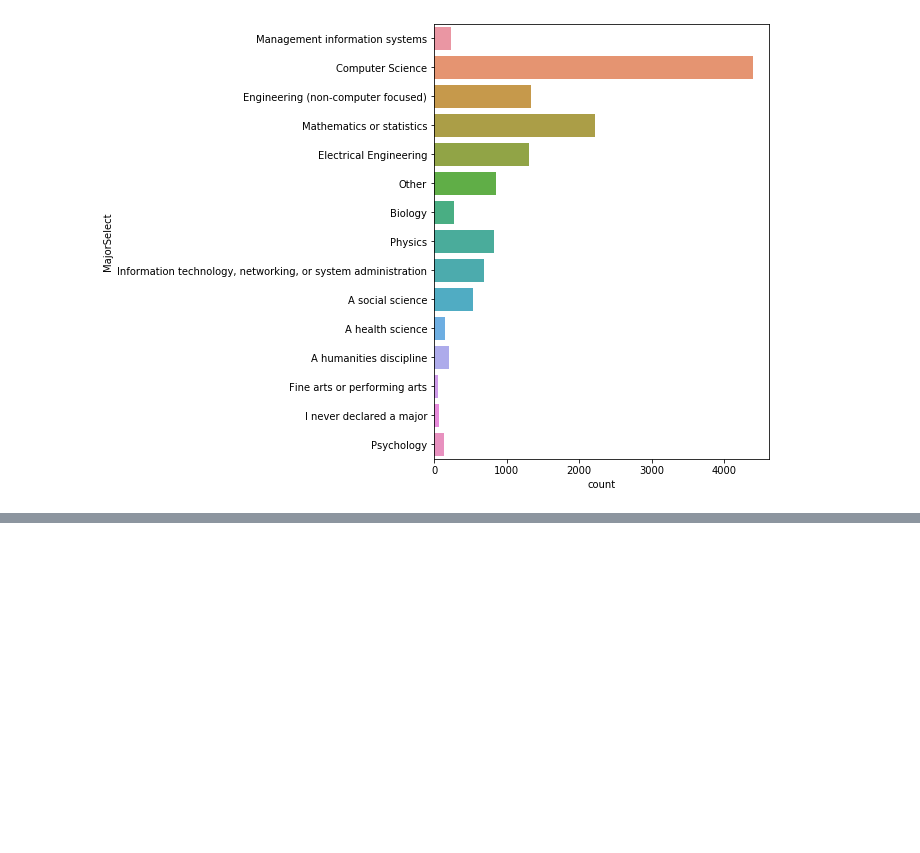
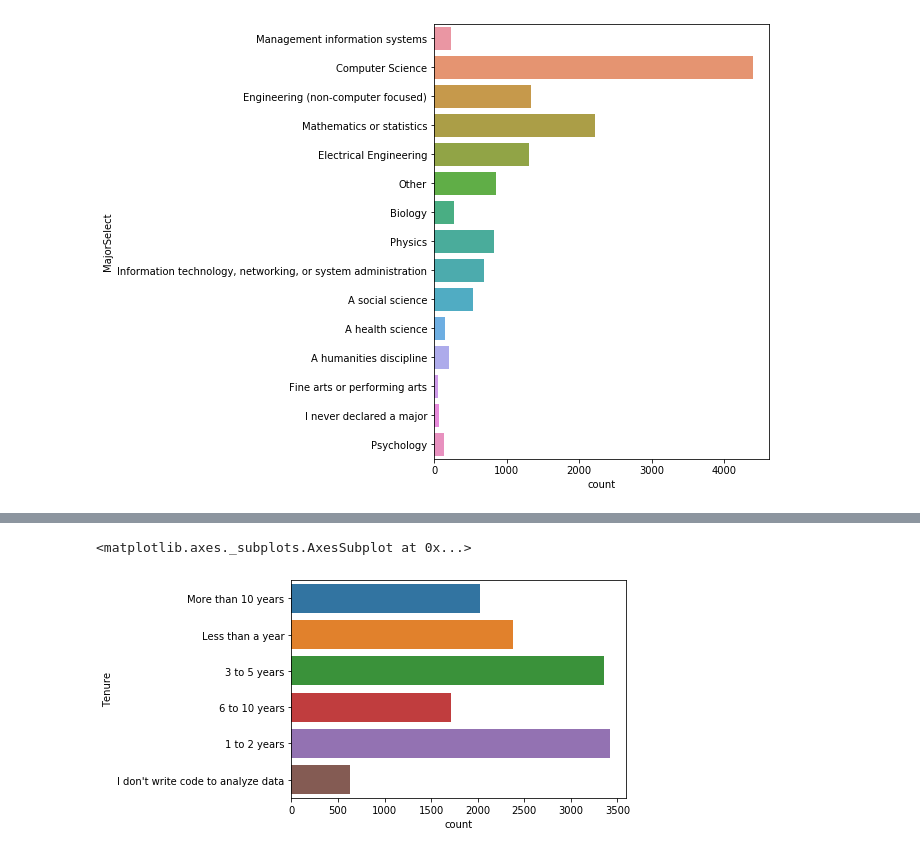
Before and after one commit to lhs7091/PythonDataScienceExam, a Jupyter notebook: kaggle_DS_survey/kaggle_ML_DS_suervey_2017_EDA_FAQ.ipynb, the cells around one changed output, grey strips where cells are left out. Cells and saved outputs as stored; diff of their text form; code cells hidden in the pictures; blank space fills up the shorter version.

```diff
--- a/kaggle_DS_survey/kaggle_ML_DS_suervey_2017_EDA_FAQ.ipynb
+++ b/kaggle_DS_survey/kaggle_ML_DS_suervey_2017_EDA_FAQ.ipynb
@@ -238,0 +259,6 @@ NameError: ignored
+# %%
+#Experience period
+sns.countplot(y='Tenure', data=mcq)
+# %% [output]
+<matplotlib.axes._subplots.AxesSubplot at 0x...>
+[figure, added]
```
Also changed, not shown: parts of 18 cells of this notebook.
